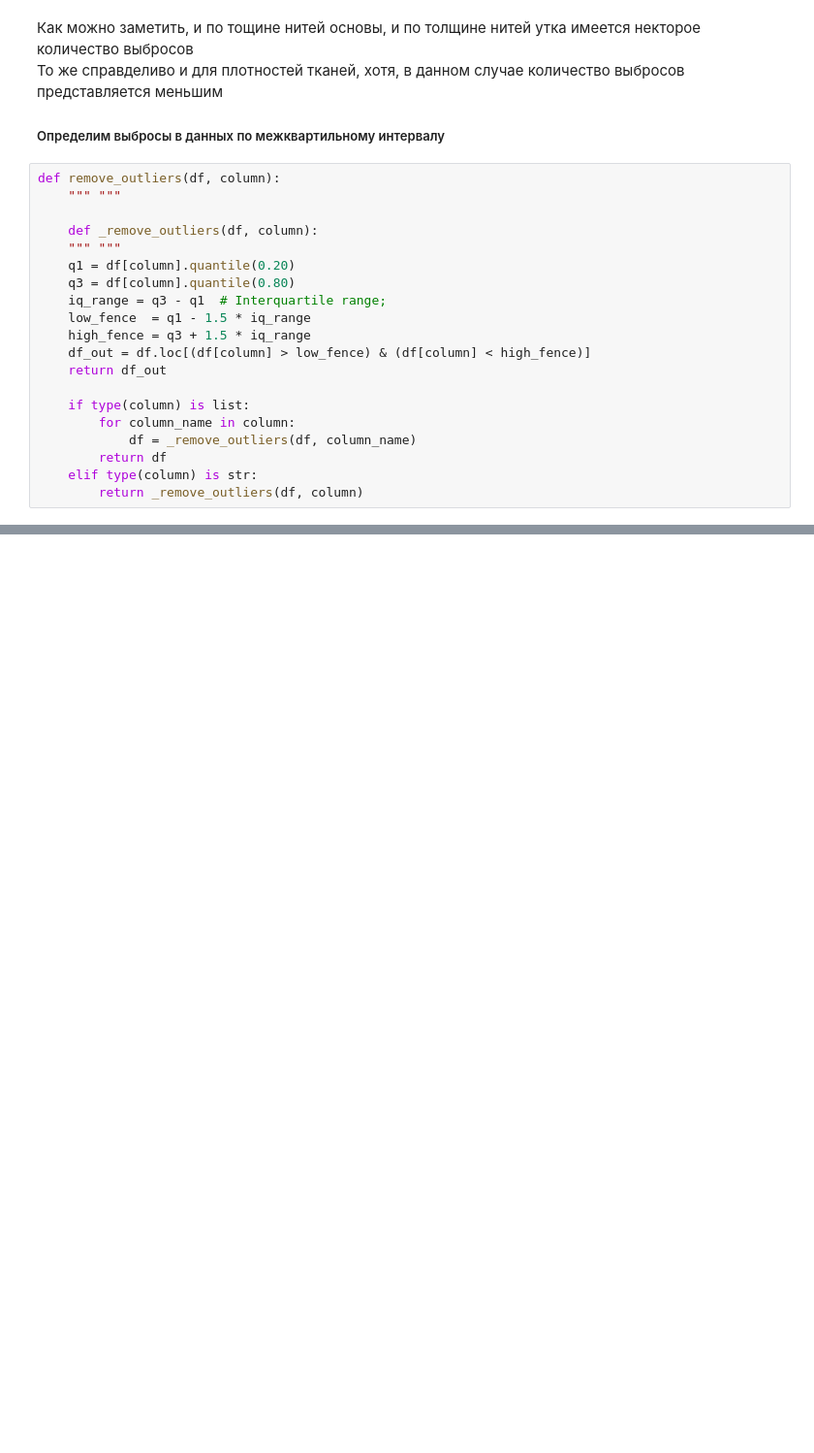
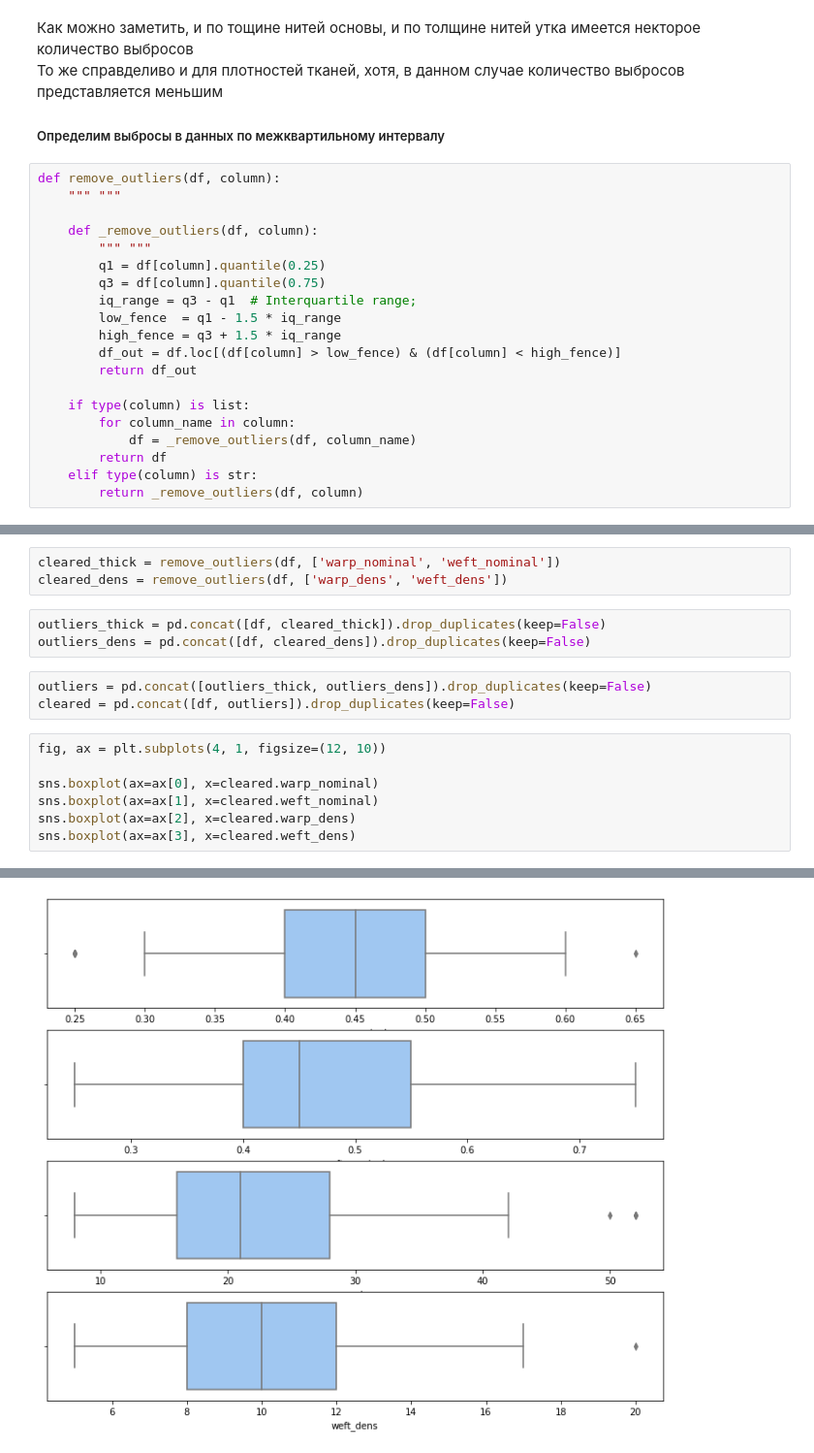
Before and after one commit to streltcov/textile_data, a Jupyter notebook: notebooks/1_exploratory.ipynb, the cells around one changed output, grey strips where cells are left out. Shown at 97% size. Cells and saved outputs as stored; diff of their text form; blank space fills up the shorter version.

```diff
--- a/notebooks/1_exploratory.ipynb
+++ b/notebooks/1_exploratory.ipynb
@@ -78,14 +115,14 @@ def remove_outliers(df, column):
     """ """
 
     def _remove_outliers(df, column):
-    """ """
-    q1 = df[column].quantile(0.20)
-    q3 = df[column].quantile(0.80)
-    iq_range = q3 - q1  # Interquartile range;
-    low_fence  = q1 - 1.5 * iq_range
-    high_fence = q3 + 1.5 * iq_range
-    df_out = df.loc[(df[column] > low_fence) & (df[column] < high_fence)]
-    return df_out
+        """ """
+        q1 = df[column].quantile(0.25)
+        q3 = df[column].quantile(0.75)
+        iq_range = q3 - q1  # Interquartile range;
+        low_fence  = q1 - 1.5 * iq_range
+        high_fence = q3 + 1.5 * iq_range
+        df_out = df.loc[(df[column] > low_fence) & (df[column] < high_fence)]
+        return df_out
 
     if type(column) is list:
         for column_name in column:
@@ -95,0 +141,17 @@ def remove_outliers(df, column):
+# %%
+cleared_thick = remove_outliers(df, ['warp_nominal', 'weft_nominal'])
+cleared_dens = remove_outliers(df, ['warp_dens', 'weft_dens'])
+# %%
+outliers_thick = pd.concat([df, cleared_thick]).drop_duplicates(keep=False)
+outliers_dens = pd.concat([df, cleared_dens]).drop_duplicates(keep=False)
+# %%
+outliers = pd.concat([outliers_thick, outliers_dens]).drop_duplicates(keep=False)
+cleared = pd.concat([df, outliers]).drop_duplicates(keep=False)
+# %%
+fig, ax = plt.subplots(4, 1, figsize=(12, 10))
+
+sns.boxplot(ax=ax[0], x=cleared.warp_nominal)
+sns.boxplot(ax=ax[1], x=cleared.weft_nominal)
+sns.boxplot(ax=ax[2], x=cleared.warp_dens)
+sns.boxplot(ax=ax[3], x=cleared.weft_dens)
+# %% [output]
@@ -95,0 +159 @@ def remove_outliers(df, column):
+[figure, added]
```
Also changed, not shown: parts of 7 cells of this notebook.
